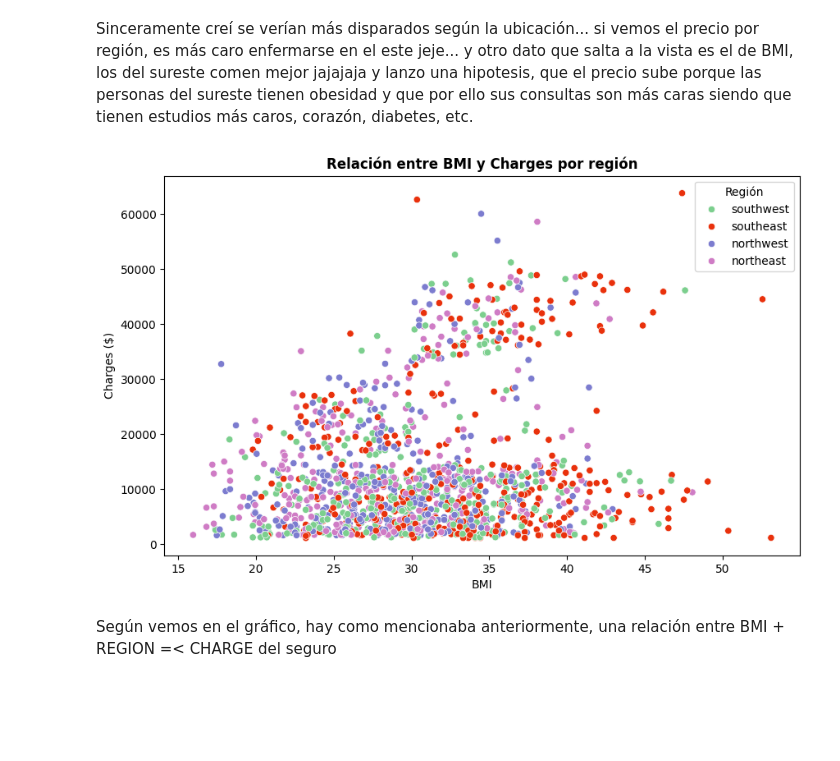
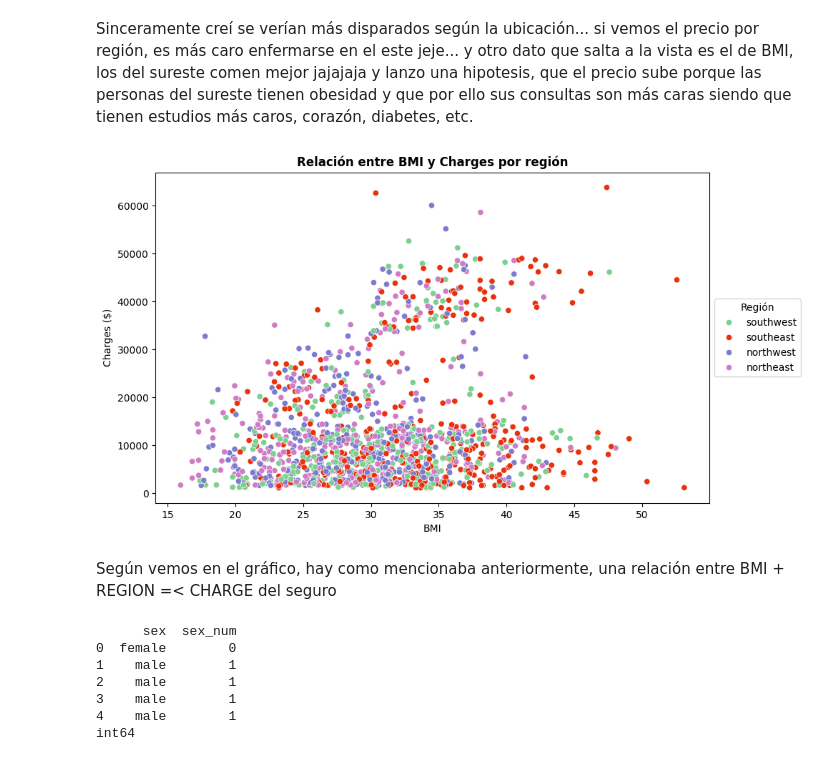
Before and after one commit to 4GeeksAcademy/Leonel_Ponce_Regresion_lineal_medical_insurance, a Jupyter notebook: src/explore.ipynb, the cells around one changed output. Drawn from its saved outputs; the diff is of its cells as text; code cells hidden in the pictures; blank space fills up the shorter version.

```diff
--- a/src/explore.ipynb
+++ b/src/explore.ipynb
@@ -243,13 +243,28 @@ Sinceramente creí se verían más disparados según la ubicación... si vemos e
 # %%
 # Scatter plot de BMI vs Charges, coloreado por región
 plt.figure(figsize=(10,6))
 sns.scatterplot(data=df, x="bmi", y="charges", hue="region", palette= ["#7CCF8E", "#E9310C", "#7C7CCF", "#CF7CC5"])
 plt.title("Relación entre BMI y Charges por región", fontsize=12, fontweight="bold")
 plt.xlabel("BMI")
 plt.ylabel("Charges ($)")
-plt.legend(title="Región")
+plt.legend(title="Región", bbox_to_anchor=(1, 0.5), loc='center left')
 plt.show()
 # %% [output]
-[figure, old version]
+[figure, new version]
 # %% [markdown]
 Según vemos en el gráfico, hay como mencionaba anteriormente, una relación entre BMI + REGION =< CHARGE del seguro
+# %%
+#Al ser la categoria "sexo" un object lo pasamos a "numérico" para combinarlo con otros
+sexo = {"female": 0, "male": 1}
+df["sex_num"] = df["sex"].map(sexo)
+
+print(df[["sex", "sex_num"]].head())
+print(df["sex_num"].dtype)
+# %% [output]
+      sex  sex_num
+0  female        0
+1    male        1
+2    male        1
+3    male        1
+4    male        1
+int64
```
Also changed, not shown: parts of 6 cells of this notebook.
